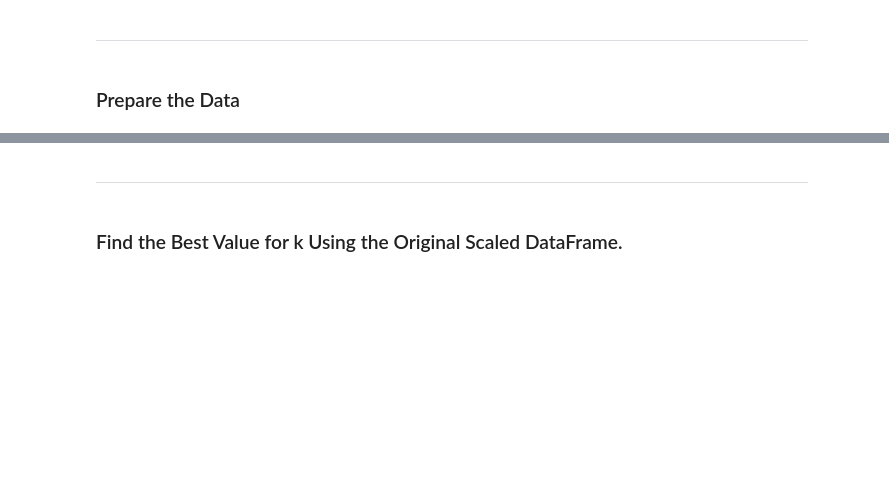
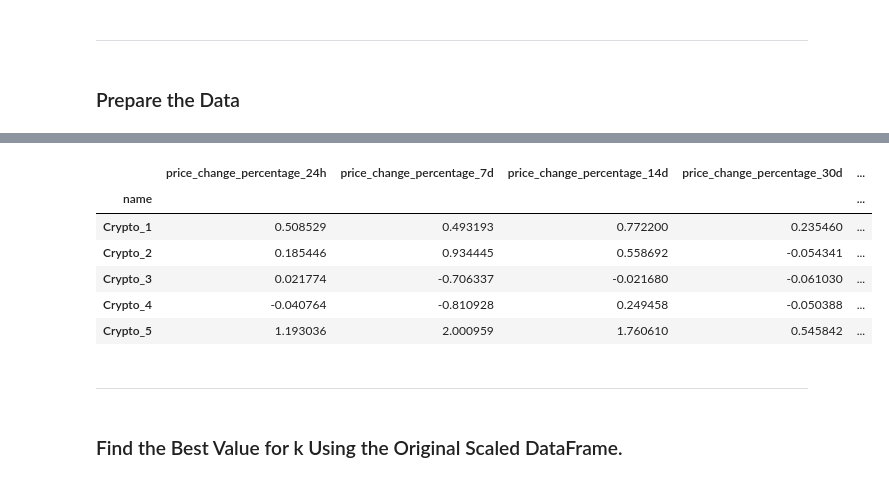
Before and after one commit to AzaniaHH/CryptoClustering, a Jupyter notebook: Crypto_Clustering.ipynb, the cells around one changed output, grey strips where cells are left out. Drawn from its saved outputs; the diff is of its cells as text; code cells hidden in the pictures; blank space fills up the shorter version.

```diff
--- a/Crypto_Clustering.ipynb
+++ b/Crypto_Clustering.ipynb
@@ -57,14 +85,29 @@ df_market_data.hvplot.line(
 # %%
 # Create a DataFrame with the scaled data
-
+df_scaled = pd.DataFrame(
+    df_market_data_scaled,
+    columns=df_market_data.columns
+)
 
 # Copy the crypto names from the original DataFrame
+crypto_ids = [f"Crypto_{i+1}" for i in range(len(df_scaled))]
 
 
 # Set the coin_id column as index
+df_scaled["name"] = crypto_ids
+df_scaled.set_index("name", inplace=True)
 
 
 # Display the scaled DataFrame
+df_scaled.head()
+# %% [output]
+|  | price_change_percentage_24h | price_change_percentage_7d | price_change_percentage_14d | price_change_percentage_30d | ... |
+| name |  |  |  |  | ... |
+| Crypto_1 | 0.508529 | 0.493193 | 0.772200 | 0.235460 | ... |
+| Crypto_2 | 0.185446 | 0.934445 | 0.558692 | -0.054341 | ... |
+| Crypto_3 | 0.021774 | -0.706337 | -0.021680 | -0.061030 | ... |
+| Crypto_4 | -0.040764 | -0.810928 | 0.249458 | -0.050388 | ... |
+| Crypto_5 | 1.193036 | 2.000959 | 1.760610 | 0.545842 | ... |
 # %% [markdown]
 ---
 # %% [markdown]
```
Also changed, not shown: parts of 8 cells of this notebook.
